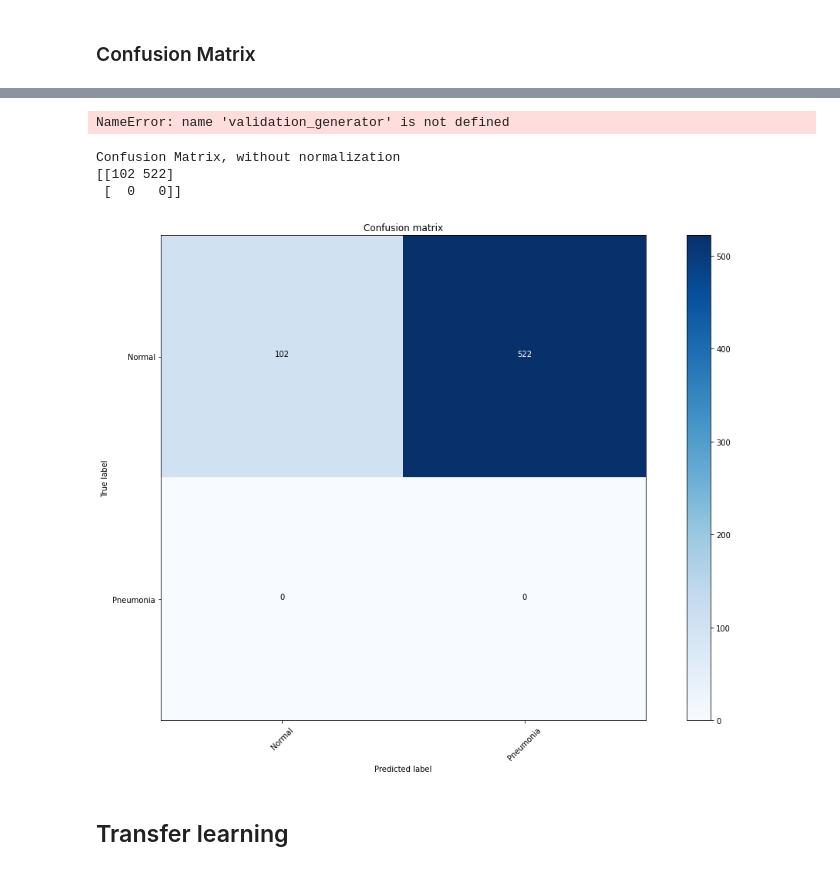
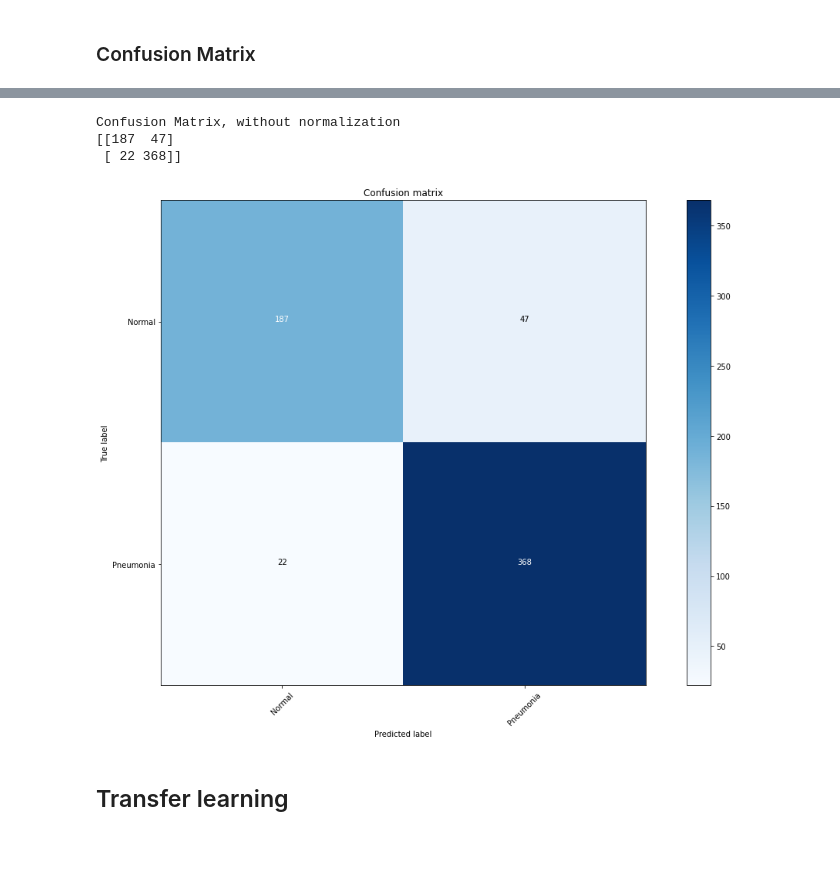
Before and after one commit to marmistead91/X-ray-Classification, a Jupyter notebook: Working Notebook.ipynb, the cells around one changed output, grey strips where cells are left out. Cells and saved outputs as stored; diff of their text form; code cells hidden in the pictures.

```diff
--- a/Working Notebook.ipynb
+++ b/Working Notebook.ipynb
@@ -574,10 +536,0 @@ array([[0., 0.],
-# %%
-Y_pred = model.predict_generator(validation_generator, num_of_test_samples // batch_size+1)
-y_pred = np.argmax(Y_pred, axis=1)
-print('Confusion Matrix')
-print(confusion_matrix(validation_generator.classes, y_pred))
-print('Classification Report')
-target_names = ['Cats', 'Dogs', 'Horse']
-print(classification_report(validation_generator.classes, y_pred, target_names=target_names))
-# %% [output]
-NameError: name 'validation_generator' is not defined
@@ -586,14 +537,16 @@ cm2 = confusion_matrix(testreshape.argmax(axis =1),roundpredictaug.argmax(axis =
+# %%
+cm2 = confusion_matrix(test_labelsaug,roundpredictaug)
 # %%
 plt.figure(figsize=(15,10))
-au.plot_confusion_matrix(cm, classes,
+au.plot_confusion_matrix(cm2, classes,
                           normalize=False,
                           title='Confusion matrix',
                           cmap=plt.cm.Blues)
 # %% [output]
 Confusion Matrix, without normalization
-[[102 522]
- [  0   0]]
+[[187  47]
+ [ 22 368]]
-[figure, old version]
+[figure, new version]
 # %% [markdown]
 ## Transfer learning
 # %%
```
Also changed, not shown: parts of 26 cells of this notebook, 3 other files.
